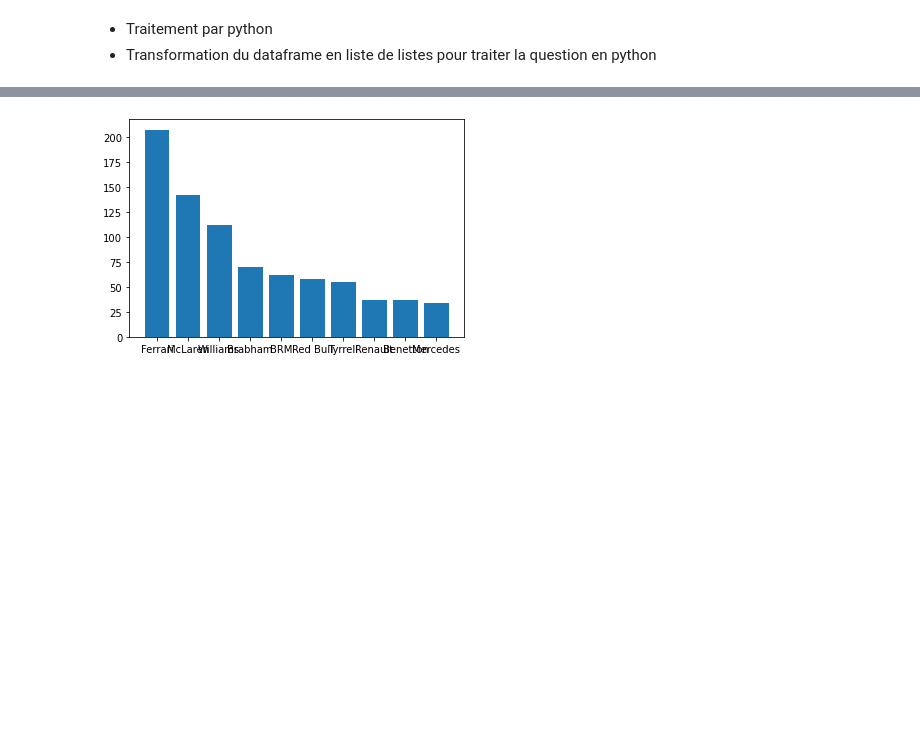
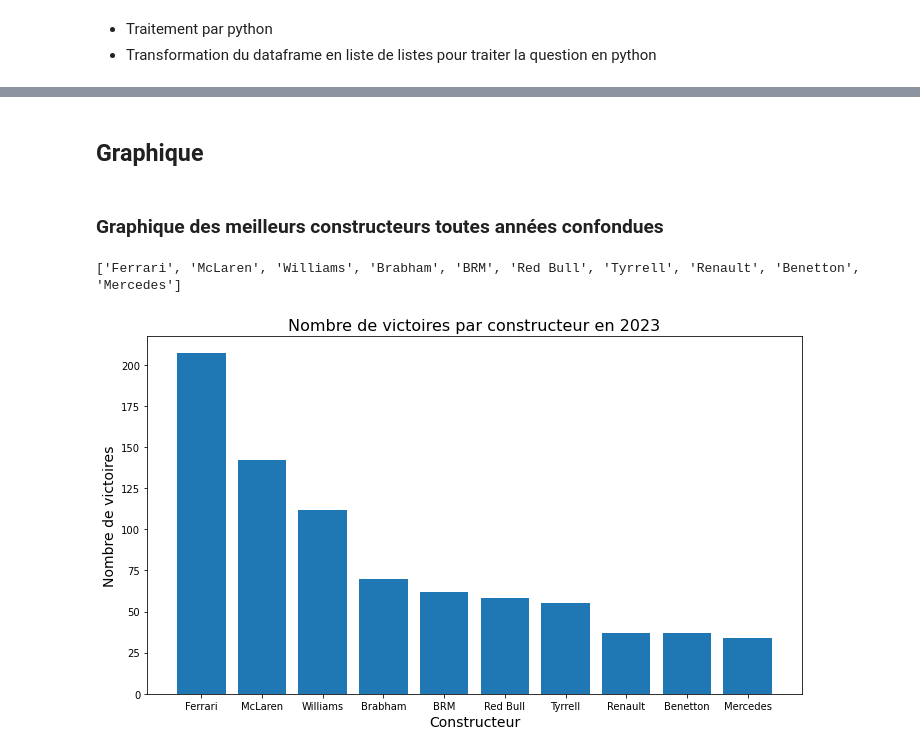
Before and after one commit to JasminNeveu5/projet-info, a Jupyter notebook: questions_obligatoires/Q_justine_premier_constructeur.ipynb, the cells around one changed output, grey strips where cells are left out. Cells and saved outputs as stored; diff of their text form; code cells hidden in the pictures; blank space fills up the shorter version.

Commit message:
feat: au total et par annee

```diff
--- a/questions_obligatoires/Q_justine_premier_constructeur.ipynb
+++ b/questions_obligatoires/Q_justine_premier_constructeur.ipynb
@@ -34,13 +58,22 @@ constructeurs = pd.read_csv(
                 'C:/DEVOIRS/ENSAI1A/projet-info/data/constructors.csv'
                 )
 constructeurs_liste = constructeurs.values.tolist()
-nb_wins = {}
-for i in range(len(constructeurs_liste)):
-    nb_wins[constructeurs_liste[i][2]] = 0
+
+nb_wins_total = {}
+annee = 2008
+nb_wins_annee = {}
+
+for constructeur in constructeurs_liste:
+    nb_wins_total[constructeur[2]] = 0
+    nb_wins_annee[constructeur[2]] = 0
 
 for ligne in jointure_liste:
-    if ligne[6] == 1:
-        nb_wins[ligne[8]] += 1
+    if ligne[1] == 1:
+        nb_wins_total[ligne[2]] += 1
+        if ligne[0] == annee:
+            nb_wins_annee[ligne[2]] += 1
+# %% [markdown]
+## Graphique
 # %%
 import matplotlib.pyplot as plt
 
@@ -57,12 +90,21 @@ def cle_des_n_indices_max(dico, n):
         liste_cle.append(cle_maxi_i)
         dico_copie.pop(cle_maxi_i, None)
     return liste_cle
-
-cle_des_dix_indices_max = cle_des_n_indices_max(nb_wins, 10)
-nb_wins_interessant = {cle_des_dix_indices_max[i] : nb_wins[cle_des_dix_indices_max[i]] for i in range(len(cle_des_dix_indices_max))}
-
-plt.bar(range(len(nb_wins_interessant)), list(nb_wins_interessant.values()), align='center')
-plt.xticks(range(len(nb_wins_interessant)), list(nb_wins_interessant.keys()))
-plt.show()
-# %% [output]
-[figure, removed]
+# %% [markdown]
+### Graphique des meilleurs constructeurs toutes années confondues
+# %%
+cle_des_indices_max = cle_des_n_indices_max(nb_wins_total, 10)
+print(cle_des_indices_max)
+nb_wins_interessant = {cle_des_indices_max[i] : nb_wins_total[cle_des_indices_max[i]] for i in range(len(cle_des_indices_max))}
+
+plt.figure(figsize=(10, 6))
+plt.bar(range(len(nb_wins_interessant)), list(nb_wins_interessant.values()), align='center')
+plt.xticks(range(len(nb_wins_interessant)), list(nb_wins_interessant.keys()))
+plt.title(f'Nombre de victoires par constructeur en {annee}', fontsize=16)
+plt.xlabel("Constructeur", fontsize=14)
+plt.ylabel("Nombre de victoires", fontsize=14)
+plt.tight_layout()
+plt.show()
+# %% [output]
+['Ferrari', 'McLaren', 'Williams', 'Brabham', 'BRM', 'Red Bull', 'Tyrrell', 'Renault', 'Benetton', 'Mercedes']
+[figure, added]
```
Also changed, not shown: parts of 5 cells of this notebook.
